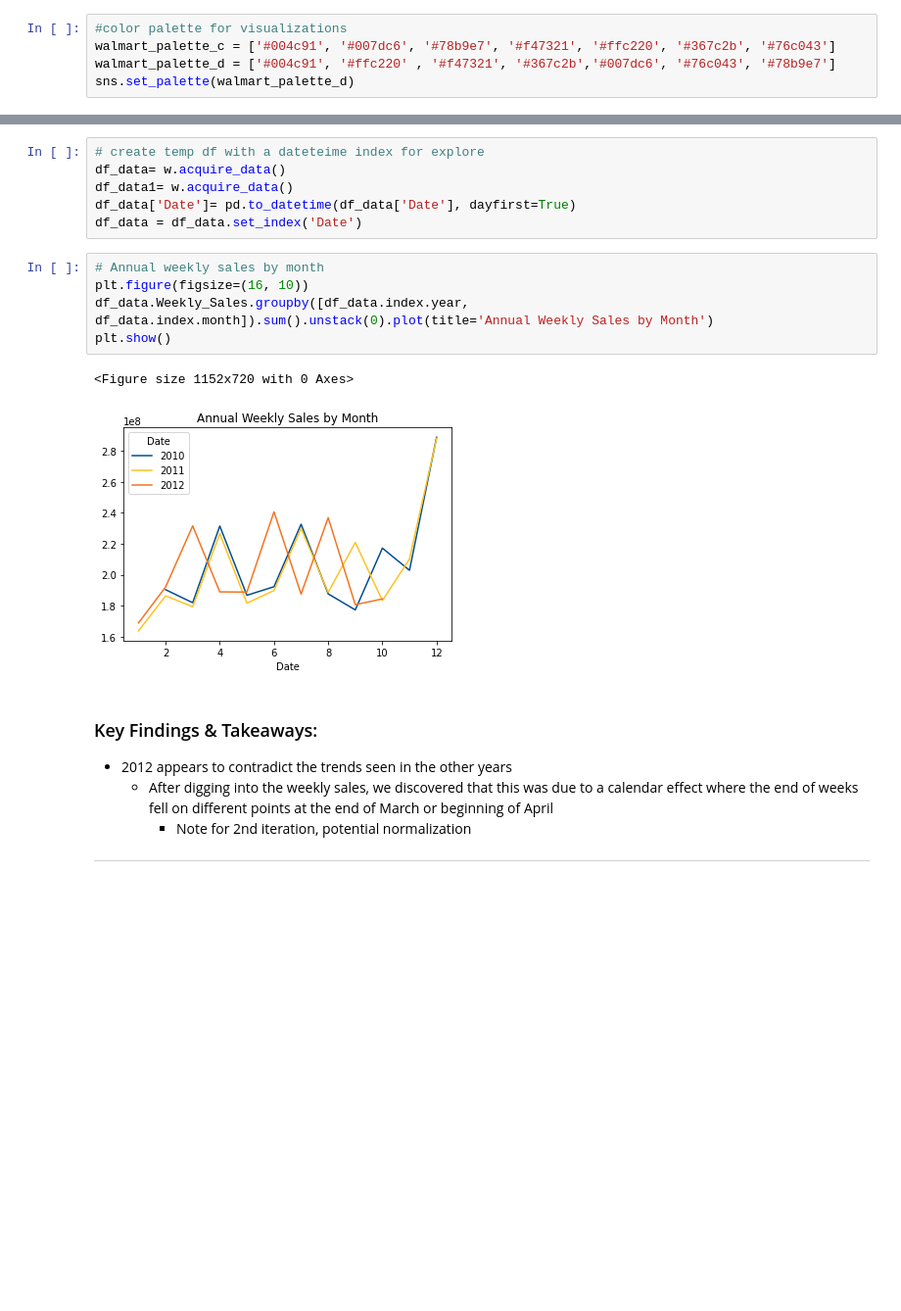
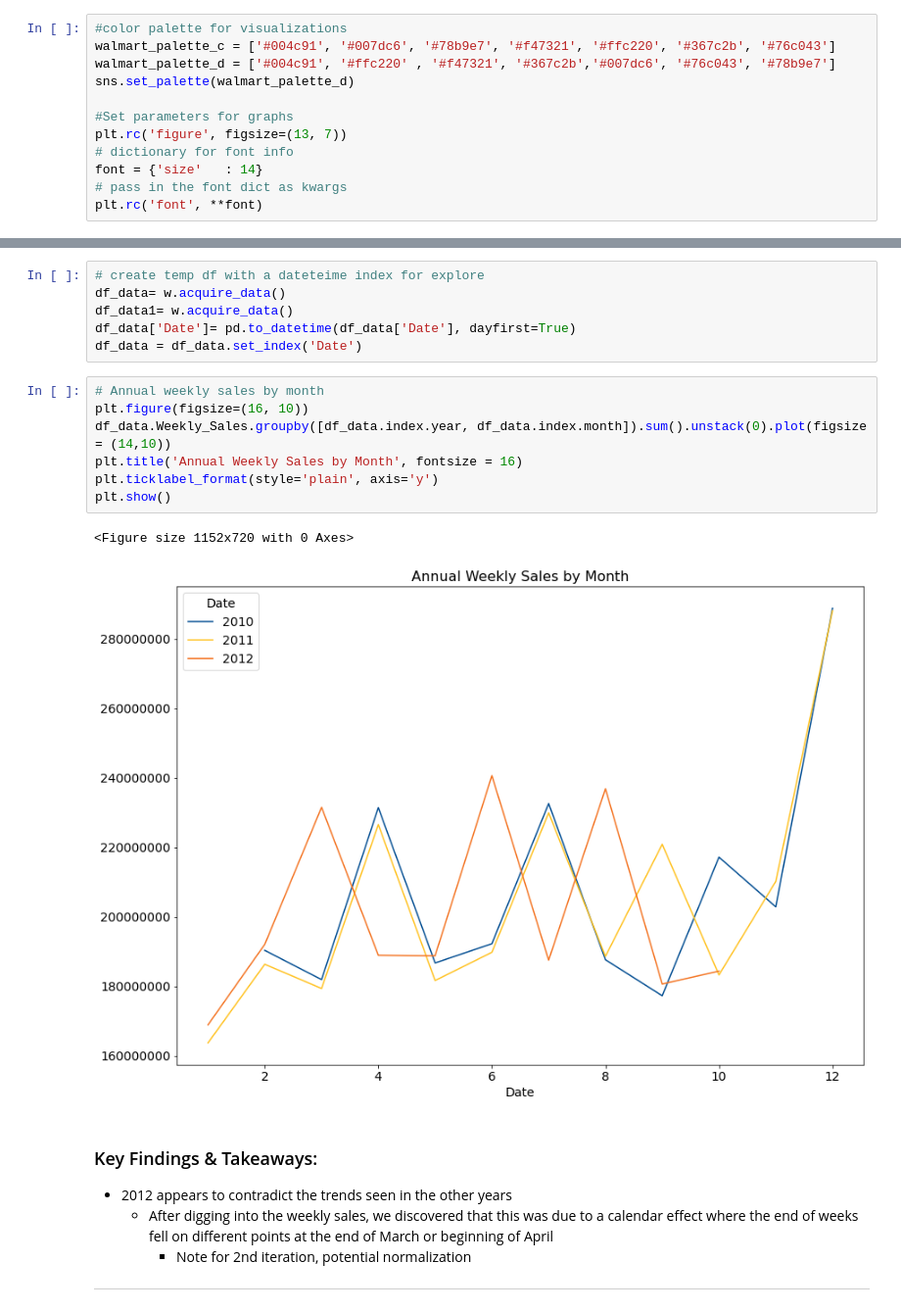
Before and after one commit to Attention-Walmart-Shoppers/capstone, a Jupyter notebook: final_notebook_draft.ipynb, the cells around one changed output, grey strips where cells are left out. Shown at 98% size. Drawn from its saved outputs; the diff is of its cells as text; blank space fills up the shorter version.

Commit message:
change some visualization parameters

```diff
--- a/final_notebook_draft.ipynb
+++ b/final_notebook_draft.ipynb
@@ -47,6 +47,13 @@ warnings.filterwarnings("ignore")
 walmart_palette_c = ['#004c91', '#007dc6', '#78b9e7', '#f47321', '#ffc220', '#367c2b', '#76c043']
 walmart_palette_d = ['#004c91', '#ffc220' , '#f47321', '#367c2b','#007dc6', '#76c043', '#78b9e7']
 sns.set_palette(walmart_palette_d)
+
+#Set parameters for graphs
+plt.rc('figure', figsize=(13, 7))
+# dictionary for font info
+font = {'size'   : 14}
+# pass in the font dict as kwargs
+plt.rc('font', **font)
 # %% [markdown]
 <hr style="border:3px solid black"> </hr>
 # %% [markdown]
@@ -198,11 +205,13 @@ df_data = df_data.set_index('Date')
 # %%
 # Annual weekly sales by month
 plt.figure(figsize=(16, 10))
-df_data.Weekly_Sales.groupby([df_data.index.year, df_data.index.month]).sum().unstack(0).plot(title='Annual Weekly Sales by Month')
+df_data.Weekly_Sales.groupby([df_data.index.year, df_data.index.month]).sum().unstack(0).plot(figsize = (14,10))
+plt.title('Annual Weekly Sales by Month', fontsize = 16)
+plt.ticklabel_format(style='plain', axis='y')
 plt.show()
 # %% [output]
 <Figure size 1152x720 with 0 Axes>
-[figure, old version]
+[figure, new version]
 # %% [markdown]
 ### Key Findings & Takeaways:
 * 2012 appears to contradict the trends seen in the other years
```
Also changed, not shown: parts of 24 cells of this notebook.
